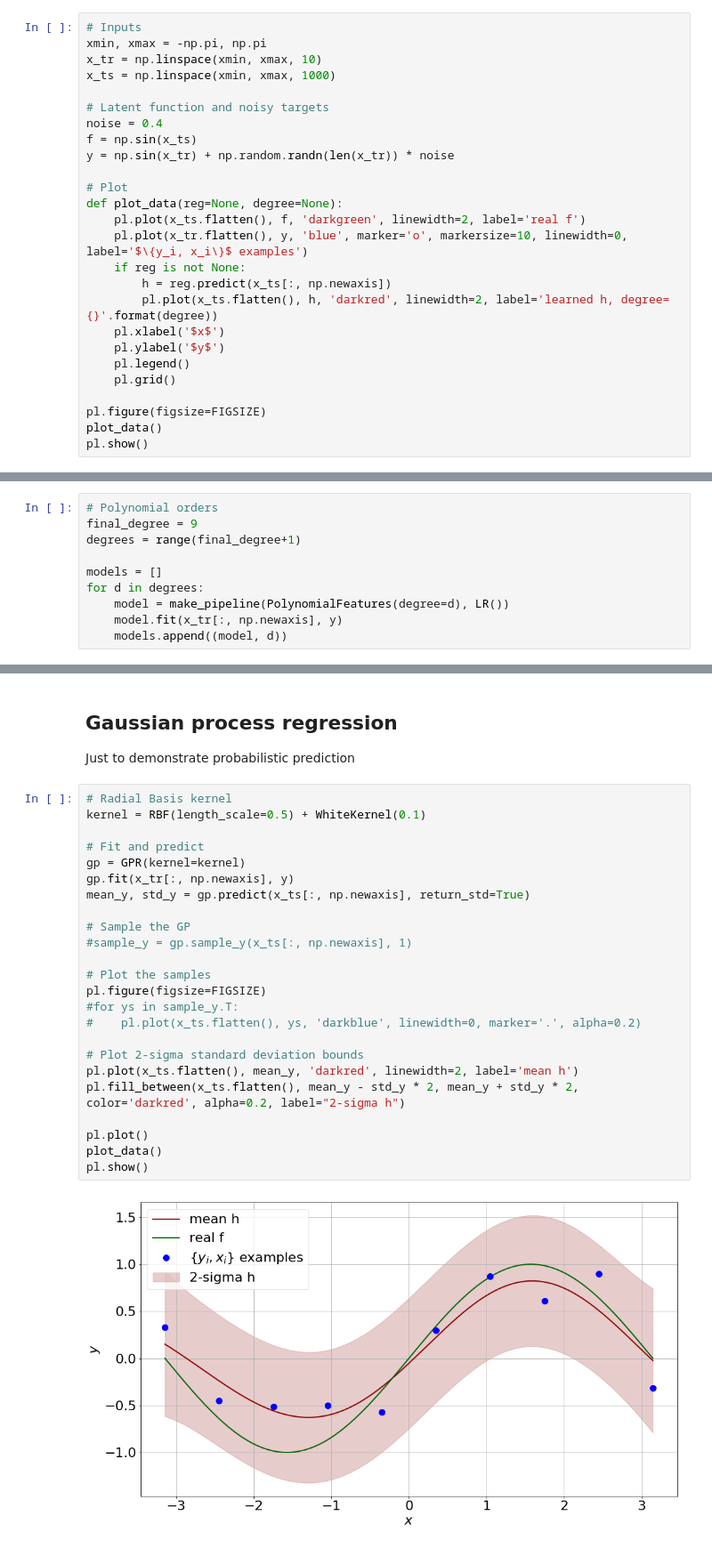
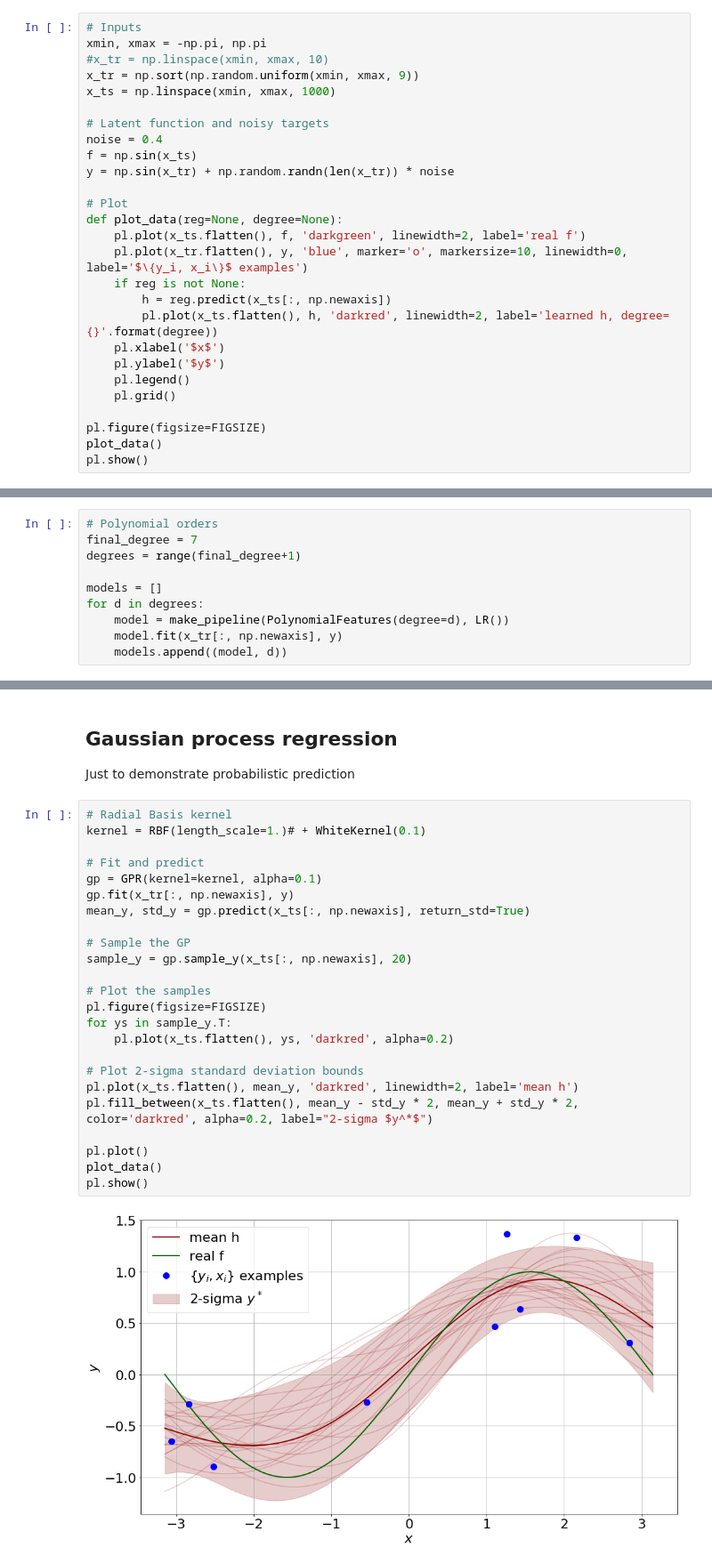
Before and after one commit to dsteinberg/DIPA-validation, a Jupyter notebook: model_fitting.ipynb, the cells around one changed output, grey strips where cells are left out. Shown at 89% size. Saved outputs shown, nothing was run; the diff lists cells and outputs as text.

```diff
--- a/model_fitting.ipynb
+++ b/model_fitting.ipynb
@@ -21,7 +21,8 @@ np.random.seed(666)
 # %%
 # Inputs
 xmin, xmax = -np.pi, np.pi
-x_tr = np.linspace(xmin, xmax, 10)
+#x_tr = np.linspace(xmin, xmax, 10)
+x_tr = np.sort(np.random.uniform(xmin, xmax, 9))
 x_ts = np.linspace(xmin, xmax, 1000)
 
 # Latent function and noisy targets
@@ -50,7 +51,7 @@ pl.show()
 ## Train some models
 # %%
 # Polynomial orders
-final_degree = 9
+final_degree = 7
 degrees = range(final_degree+1)
 
 models = []
@@ -102,27 +101,27 @@ pl.show()
 Just to demonstrate probabilistic prediction
 # %%
 # Radial Basis kernel
-kernel = RBF(length_scale=0.5) + WhiteKernel(0.1)
+kernel = RBF(length_scale=1.)# + WhiteKernel(0.1)
 
 # Fit and predict
-gp = GPR(kernel=kernel)
+gp = GPR(kernel=kernel, alpha=0.1)
 gp.fit(x_tr[:, np.newaxis], y)
 mean_y, std_y = gp.predict(x_ts[:, np.newaxis], return_std=True)
 
 # Sample the GP
-#sample_y = gp.sample_y(x_ts[:, np.newaxis], 1)
+sample_y = gp.sample_y(x_ts[:, np.newaxis], 20)
 
 # Plot the samples
 pl.figure(figsize=FIGSIZE)
-#for ys in sample_y.T:
-#    pl.plot(x_ts.flatten(), ys, 'darkblue', linewidth=0, marker='.', alpha=0.2)
+for ys in sample_y.T:
+    pl.plot(x_ts.flatten(), ys, 'darkred', alpha=0.2)
 
 # Plot 2-sigma standard deviation bounds
 pl.plot(x_ts.flatten(), mean_y, 'darkred', linewidth=2, label='mean h')
-pl.fill_between(x_ts.flatten(), mean_y - std_y * 2, mean_y + std_y * 2, color='darkred', alpha=0.2, label="2-sigma h")
+pl.fill_between(x_ts.flatten(), mean_y - std_y * 2, mean_y + std_y * 2, color='darkred', alpha=0.2, label="2-sigma $y^*$")
 
 pl.plot()
 plot_data()
 pl.show()
 # %% [output]
-[figure, old version]
+[figure, new version]
```
Also changed, not shown: parts of 4 cells of this notebook, 2 other files.
